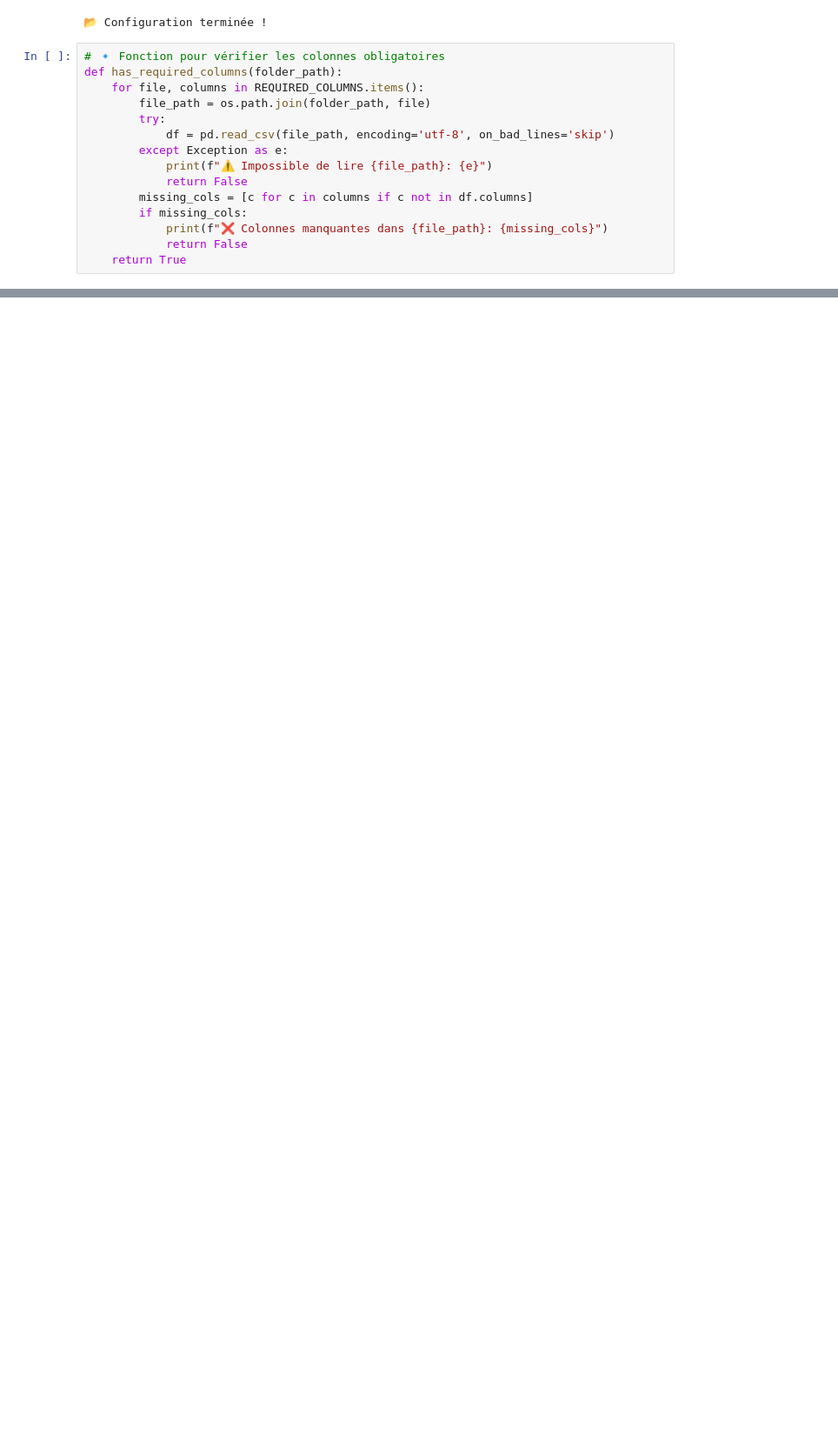
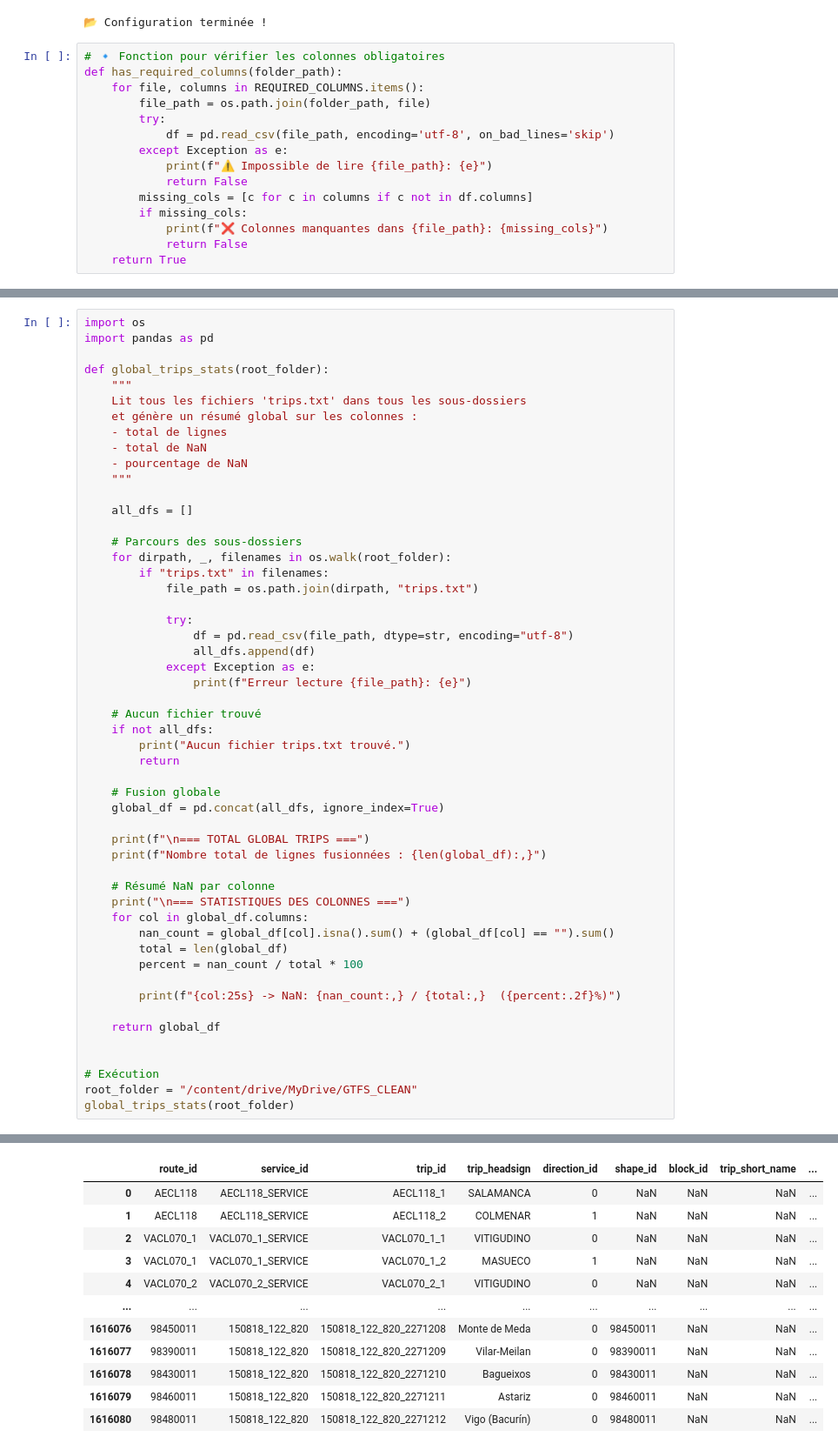
Before and after one commit to 12halima/Transport_Recommander, a Jupyter notebook: notebooks/01_load_gtfs.ipynb, the cells around one changed output, grey strips where cells are left out. Shown at 87% size. Drawn from its saved outputs; the diff is of its cells as text; blank space fills up the shorter version.

```diff
--- a/notebooks/01_load_gtfs.ipynb
+++ b/notebooks/01_load_gtfs.ipynb
@@ -245,0 +249,53 @@ print(f"📁 Dossier final des GTFS valides : {TARGET_DIR}")
+# %%
+import os
+import pandas as pd
+
+def global_trips_stats(root_folder):
+    """
+    Lit tous les fichiers 'trips.txt' dans tous les sous-dossiers
+    et génère un résumé global sur les colonnes :
+    - total de lignes
+    - total de NaN
+    - pourcentage de NaN
+    """
+
+    all_dfs = []
+
+    # Parcours des sous-dossiers
+    for dirpath, _, filenames in os.walk(root_folder):
+        if "trips.txt" in filenames:
+            file_path = os.path.join(dirpath, "trips.txt")
+
+            try:
+                df = pd.read_csv(file_path, dtype=str, encoding="utf-8")
+                all_dfs.append(df)
+            except Exception as e:
+                print(f"Erreur lecture {file_path}: {e}")
+
+    # Aucun fichier trouvé
+    if not all_dfs:
+        print("Aucun fichier trips.txt trouvé.")
+        return
+
+    # Fusion globale
+    global_df = pd.concat(all_dfs, ignore_index=True)
+
+    print(f"\n=== TOTAL GLOBAL TRIPS ===")
+    print(f"Nombre total de lignes fusionnées : {len(global_df):,}")
+
+    # Résumé NaN par colonne
+    print("\n=== STATISTIQUES DES COLONNES ===")
+    for col in global_df.columns:
+        nan_count = global_df[col].isna().sum() + (global_df[col] == "").sum()
+        total = len(global_df)
+        percent = nan_count / total * 100
+
+        print(f"{col:25s} -> NaN: {nan_count:,} / {total:,}  ({percent:.2f}%)")
+
+    return global_df
+
+
+# Exécution
+root_folder = "/content/drive/MyDrive/GTFS_CLEAN"
+global_trips_stats(root_folder)
+# %% [output]
@@ -245,0 +317,12 @@ print(f"📁 Dossier final des GTFS valides : {TARGET_DIR}")
+|  | route_id | service_id | trip_id | trip_headsign | direction_id | shape_id | block_id | trip_short_name | ... |
+| 0 | AECL118 | AECL118_SERVICE | AECL118_1 | SALAMANCA | 0 | NaN | NaN | NaN | ... |
+| 1 | AECL118 | AECL118_SERVICE | AECL118_2 | COLMENAR | 1 | NaN | NaN | NaN | ... |
+| 2 | VACL070_1 | VACL070_1_SERVICE | VACL070_1_1 | VITIGUDINO | 0 | NaN | NaN | NaN | ... |
+| 3 | VACL070_1 | VACL070_1_SERVICE | VACL070_1_2 | MASUECO | 1 | NaN | NaN | NaN | ... |
+| 4 | VACL070_2 | VACL070_2_SERVICE | VACL070_2_1 | VITIGUDINO | 0 | NaN | NaN | NaN | ... |
+| ... | ... | ... | ... | ... | ... | ... | ... | ... | ... |
+| 1616076 | 98450011 | 150818_122_820 | 150818_122_820_2271208 | Monte de Meda | 0 | 98450011 | NaN | NaN | ... |
+| 1616077 | 98390011 | 150818_122_820 | 150818_122_820_2271209 | Vilar-Meilan | 0 | 98390011 | NaN | NaN | ... |
+| 1616078 | 98430011 | 150818_122_820 | 150818_122_820_2271210 | Bagueixos | 0 | 98430011 | NaN | NaN | ... |
+| 1616079 | 98460011 | 150818_122_820 | 150818_122_820_2271211 | Astariz | 0 | 98460011 | NaN | NaN | ... |
+| 1616080 | 98480011 | 150818_122_820 | 150818_122_820_2271212 | Vigo (Bacurín) | 0 | 98480011 | NaN | NaN | ... |
```
Also changed, not shown: parts of 21 cells of this notebook.
